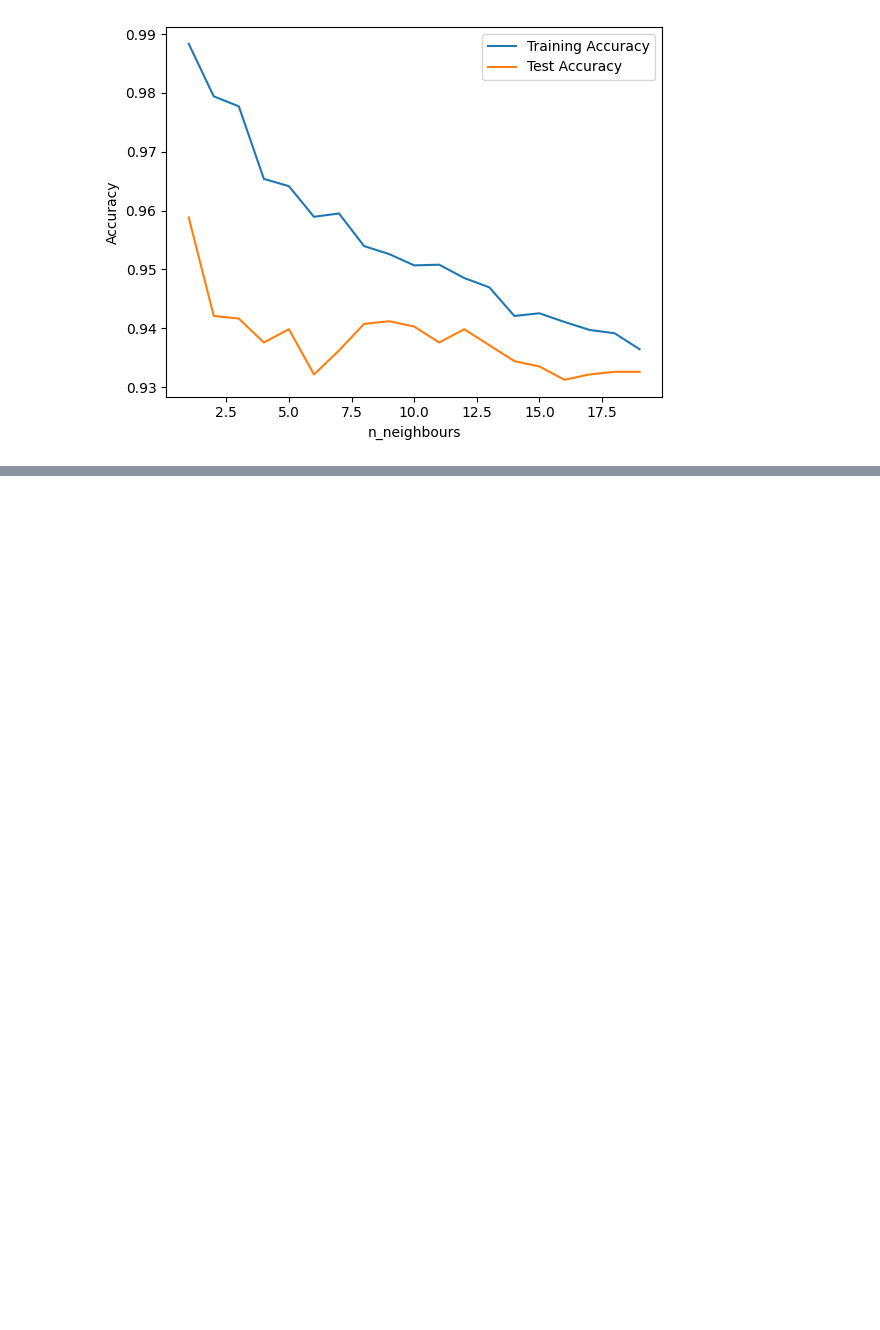
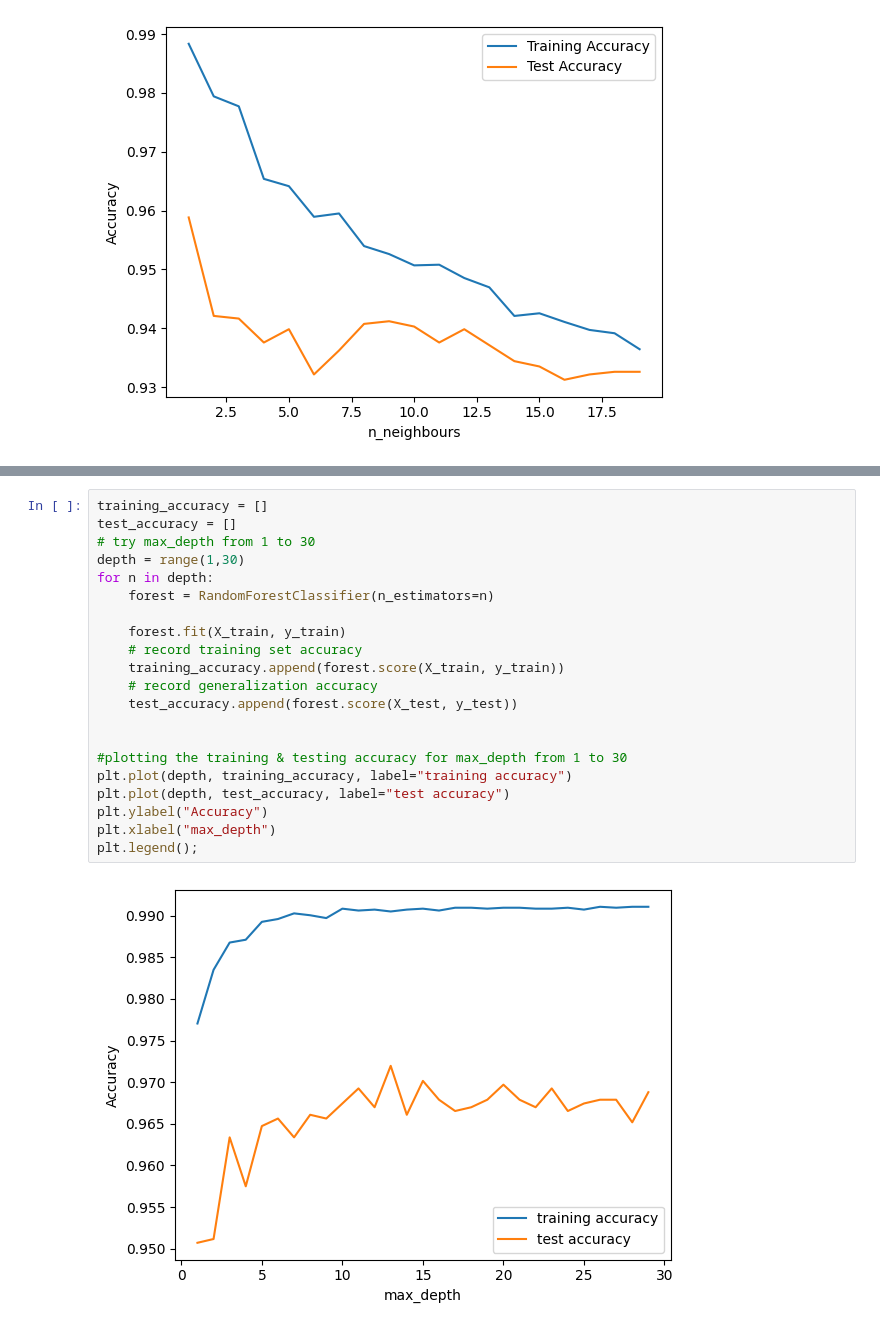
Before and after one commit to Akhil9648/Python, a Jupyter notebook: ML_Projects/Phising_url_detector.ipynb, the cells around one changed output, grey strips where cells are left out. Drawn from its saved outputs; the diff is of its cells as text; blank space fills up the shorter version.

```diff
--- a/ML_Projects/Phising_url_detector.ipynb
+++ b/ML_Projects/Phising_url_detector.ipynb
@@ -284,0 +555,23 @@ plt.legend()
+# %%
+training_accuracy = []
+test_accuracy = []
+# try max_depth from 1 to 30
+depth = range(1,30)
+for n in depth:
+    forest = RandomForestClassifier(n_estimators=n)
+
+    forest.fit(X_train, y_train)
+    # record training set accuracy
+    training_accuracy.append(forest.score(X_train, y_train))
+    # record generalization accuracy
+    test_accuracy.append(forest.score(X_test, y_test))
+
+
+#plotting the training & testing accuracy for max_depth from 1 to 30
+plt.plot(depth, training_accuracy, label="training accuracy")
+plt.plot(depth, test_accuracy, label="test accuracy")
+plt.ylabel("Accuracy")
+plt.xlabel("max_depth")
+plt.legend();
+# %% [output]
+[figure, added]
```
Also changed, not shown: parts of 36 cells of this notebook.
